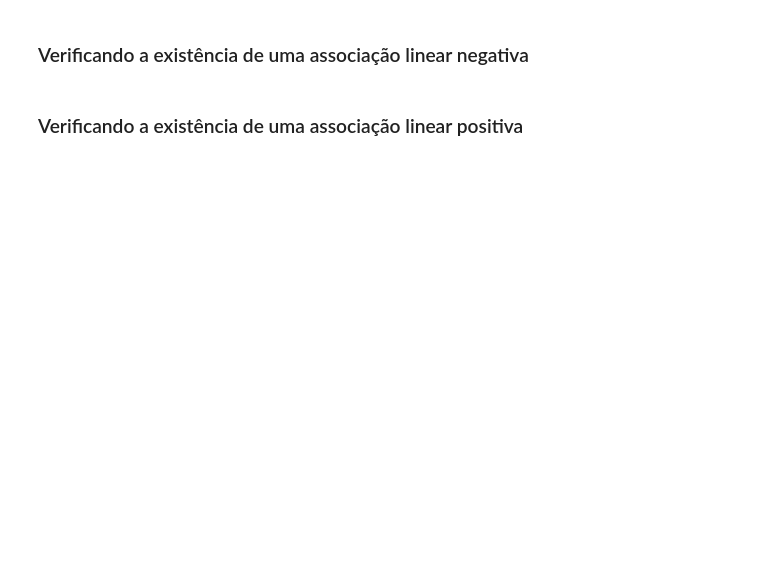
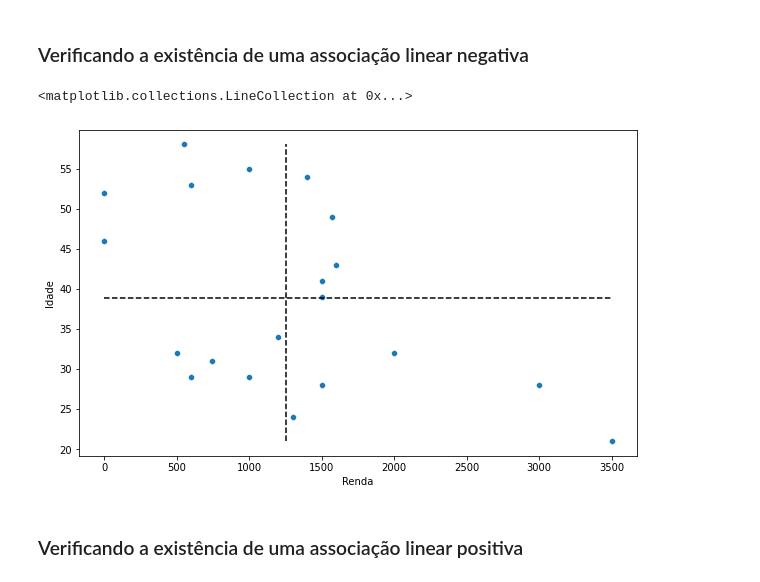
Before and after one commit to wiliands/estatistica_python, a Jupyter notebook: 05 - Correlacao_Regressao/Curso_de_Estatística_Parte_4.ipynb, the cells around one changed output. Cells and saved outputs as stored; diff of their text form; code cells hidden in the pictures; blank space fills up the shorter version.

```diff
--- a/05 - Correlacao_Regressao/Curso_de_Estatística_Parte_4.ipynb
+++ b/05 - Correlacao_Regressao/Curso_de_Estatística_Parte_4.ipynb
@@ -318,5 +318,7 @@ A covariância, ou variância conjunta, é a medida do grau de interdependência
 # $$S_{xy} = \frac 1{n-1}\sum_{i=1}^{n}(X_i-\bar{X})(Y_i-\bar{Y})$$
 # %% [markdown]
 ### Gerando uma amostra aleatória para facilitar o entendimento
+# %%
+amostra = dados.query("Renda < 5000").sample(n = 20, random_state=101)
 # %% [markdown]
 ### Obtendo a matriz de covariância
@@ -335,5 +349,13 @@ Finalmente, se os pontos estiverem uniformemente distribuídos pelos quadrantes,
 <img src="https://caelum-online-public.s3.amazonaws.com/1273-estatistica-parte4/01/img026.png" width=50%>
 # %% [markdown]
 ### Verificando a existência de uma associação linear negativa
+# %%
+ax = sns.scatterplot(x='Renda', y='Idade', data=amostra)
+ax.figure.set_size_inches(10, 6)
+ax.hlines(y = amostra.Idade.mean(), xmin = amostra.Renda.min(), xmax = amostra.Renda.max(), colors='black', linestyles='dashed')
+ax.vlines(x = amostra.Renda.mean(), ymin = amostra.Idade.min(), ymax = amostra.Idade.max(), colors='black', linestyles='dashed')
+# %% [output]
+<matplotlib.collections.LineCollection at 0x...>
+[figure, added]
 # %% [markdown]
 ### Verificando a existência de uma associação linear positiva
```
Also changed, not shown: parts of 13 cells of this notebook.
